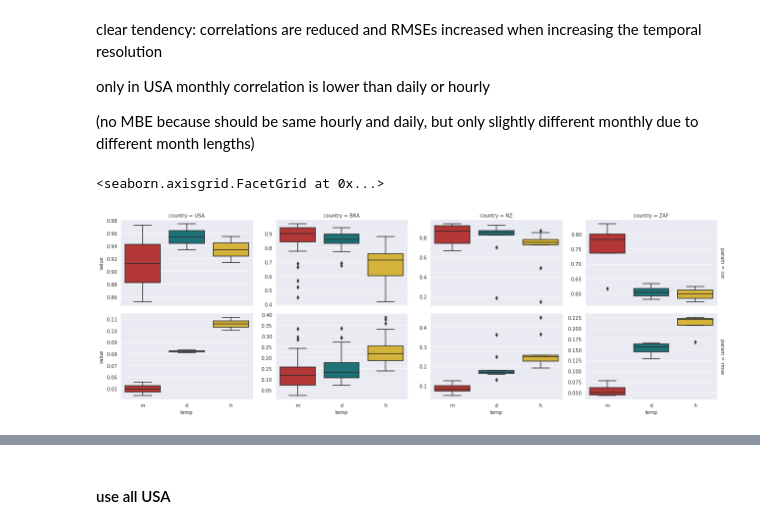
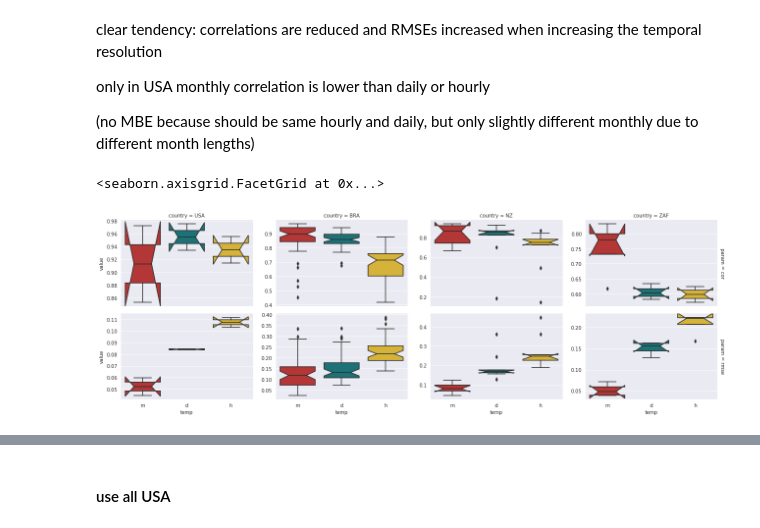
Before and after one commit to KatharinaGruber/windpower_GWA, a Jupyter notebook: story.ipynb, the cells around one changed output, grey strips where cells are left out. Drawn from its saved outputs; the diff is of its cells as text; code cells hidden in the pictures.

```diff
--- a/story.ipynb
+++ b/story.ipynb
@@ -197,10 +258,10 @@ sns.catplot(x = 'temp', y = 'value', col='country',row='param',
 # %%
 res = results[(results.dataset=='ERA5')&(results.GWA=='GWA2')&((results.param=='cor')|(results.param=='rmse'))&
               ((results.region=='BPA')|(results.region=='TX')|(results.country!='USA'))]
 sns.catplot(x = 'temp', y = 'value', col='country',row='param',
               kind='box',order=['m','d','h'],
             height=3, aspect=1.5,
-            data=res, margin_titles=True, sharey=False)
+            data=res, margin_titles=True, sharey=False, notch = True)
 # %% [output]
 <seaborn.axisgrid.FacetGrid at 0x...>
-[figure, old version]
+[figure, new version]
```
Also changed, not shown: parts of 16 cells of this notebook.
